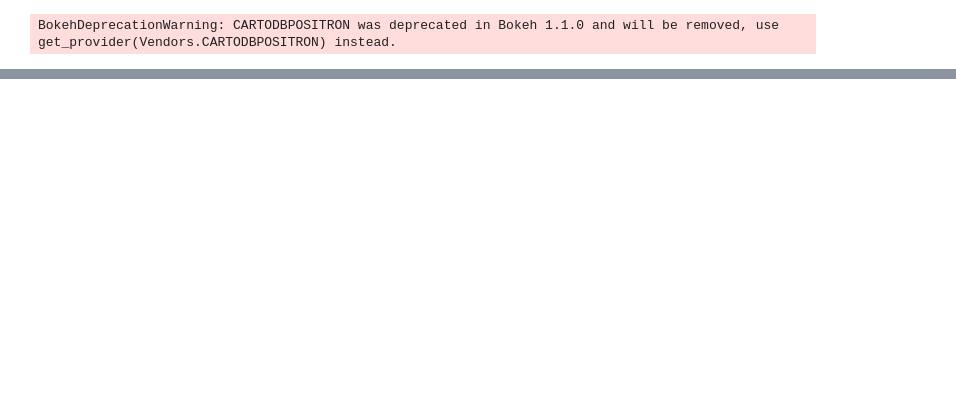
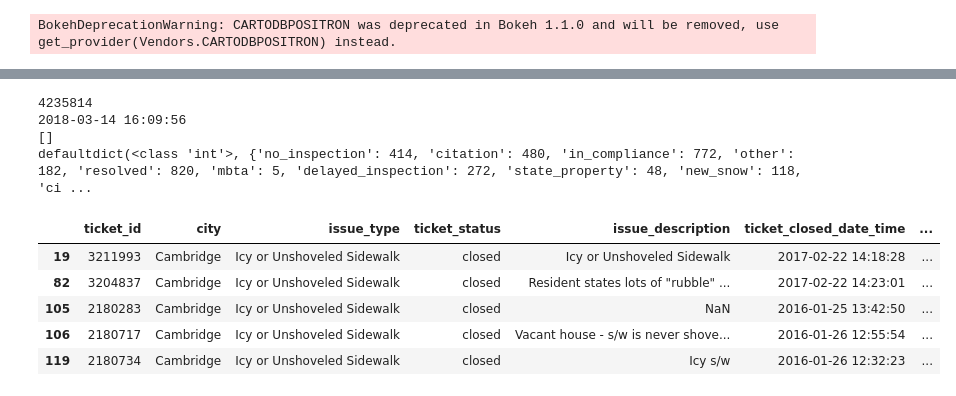
Before and after one commit to j-t-t/analysis, a Jupyter notebook: snow.ipynb, the cells around one changed output, grey strips where cells are left out. Drawn from its saved outputs; the diff is of its cells as text; code cells hidden in the pictures; blank space fills up the shorter version.

```diff
--- a/snow.ipynb
+++ b/snow.ipynb
@@ -92,8 +123,13 @@ def get_resolution(ticket_id, closed_time):
 
     for comment in comments[str(ticket_id)]:
         dt = parse(comment['created_at'])
+
+        closed_time = parse(closed_time.strftime("%m/%d/%Y, %H:%M:%S"))
         # Look for comments matching ticket closed time
-        if dt.strftime("%m/%d/%Y, %H:%M:%S") == closed_time.strftime("%m/%d/%Y, %H:%M:%S"):
+        # This is awkward, but Cambridge stores the time without timezone, so we need to strip that and turn it back into a datetime
+        comment_time = parse(dt.strftime("%m/%d/%Y, %H:%M:%S"))
+
+        if abs(comment_time - closed_time) <= timedelta(seconds=2):
             if 'citation was issued' in comment['comment'] \
               or 'notice was issued' in comment['comment']:
                 return 'citation'
@@ -120,34 +156,49 @@ def get_resolution(ticket_id, closed_time):
                 return 'in_compliance'
             elif 'state property' in comment['comment']:
                 return 'state_property'
             elif 'duplicat' in comment['comment']:
                 return 'duplicate'
             elif 'Somerville' in comment['comment']:
                 return 'somerville'
             elif 'MBTA' in comment['comment']:
                 return 'mbta'
             elif 'city of cambridge will' in comment['comment'].lower() \
               or 'city will' in comment['comment'].lower() \
               or 'will try and clear as soon as possible' in comment['comment'] \
               or 'city pile' in comment['comment'].lower():
                 return 'city_will_address'
             else:
                 #print(str(ticket_id) + "," + comment['comment'])
                 return 'other'
-        print(comments[str(ticket_id)])
+
+    # To do: drop the ones that are closed without comment, since at the moment, it's only one
+    print(str(ticket_id))
+    print(closed_time)
+    print(comments[str(ticket_id)])
 
 resolutions = defaultdict(int)
 closed = closed.assign(resolution=None)
 other_comments = []
 for index, row in closed.iterrows():
     resolution = get_resolution(row['ticket_id'], row['ticket_closed_date_time'])
     resolutions[resolution] += 1
     closed.at[index,'resolution'] = resolution
     if resolution == 'other':
         other_comments.append(comments[str(row['ticket_id'])])
 
 print(resolutions)
 closed.head()
+# %% [output]
+4235814
+2018-03-14 16:09:56
+[]
+defaultdict(<class 'int'>, {'no_inspection': 414, 'citation': 480, 'in_compliance': 772, 'other': 182, 'resolved': 820, 'mbta': 5, 'delayed_inspection': 272, 'state_property': 48, 'new_snow': 118, 'ci ...
+|  | ticket_id | city | issue_type | ticket_status | issue_description | ticket_closed_date_time | ... |
+| 19 | 3211993 | Cambridge | Icy or Unshoveled Sidewalk | closed | Icy or Unshoveled Sidewalk | 2017-02-22 14:18:28 | ... |
+| 82 | 3204837 | Cambridge | Icy or Unshoveled Sidewalk | closed | Resident states lots of "rubble" ... | 2017-02-22 14:23:01 | ... |
+| 105 | 2180283 | Cambridge | Icy or Unshoveled Sidewalk | closed | NaN | 2016-01-25 13:42:50 | ... |
+| 106 | 2180717 | Cambridge | Icy or Unshoveled Sidewalk | closed | Vacant house - s/w is never shove... | 2016-01-26 12:55:54 | ... |
+| 119 | 2180734 | Cambridge | Icy or Unshoveled Sidewalk | closed | Icy s/w | 2016-01-26 12:32:23 | ... |
 # %%
 # Print some comments for the unassigned versions
 other_resolution = closed[closed['resolution'] == 'other']
```
Also changed, not shown: parts of 6 cells of this notebook, 1 other file.
